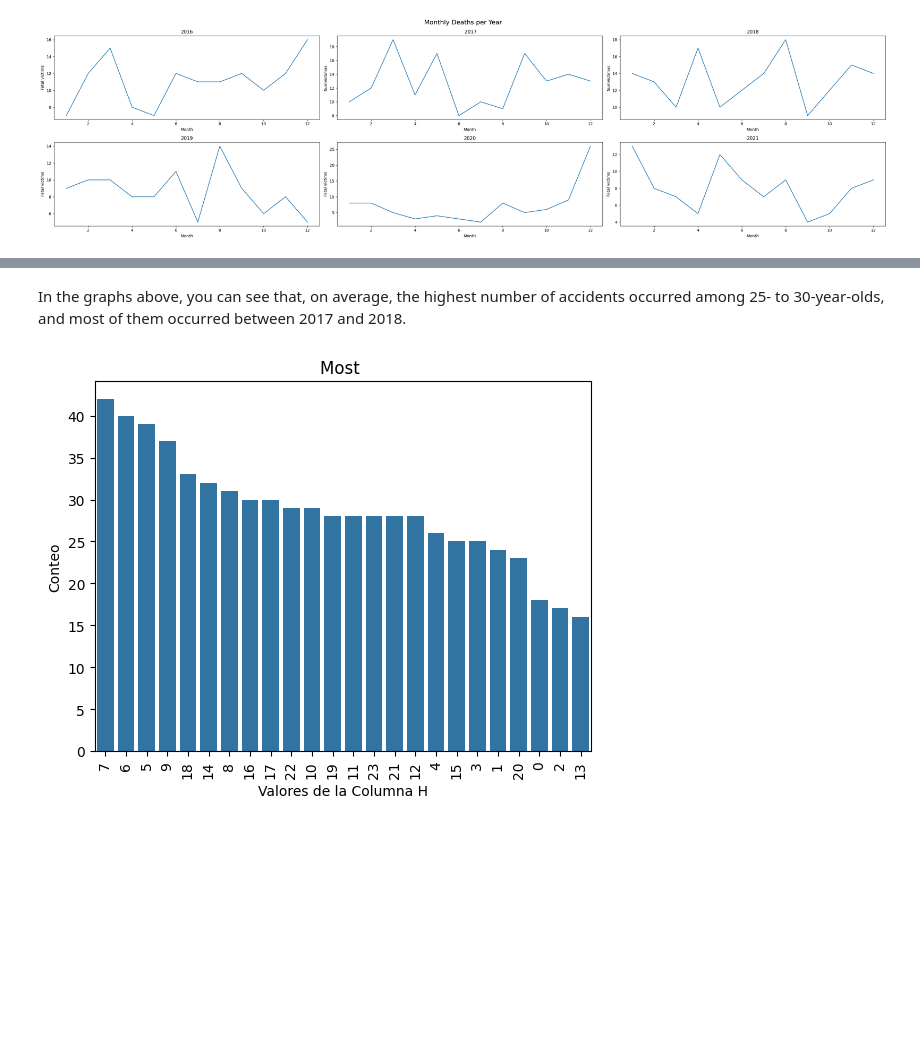
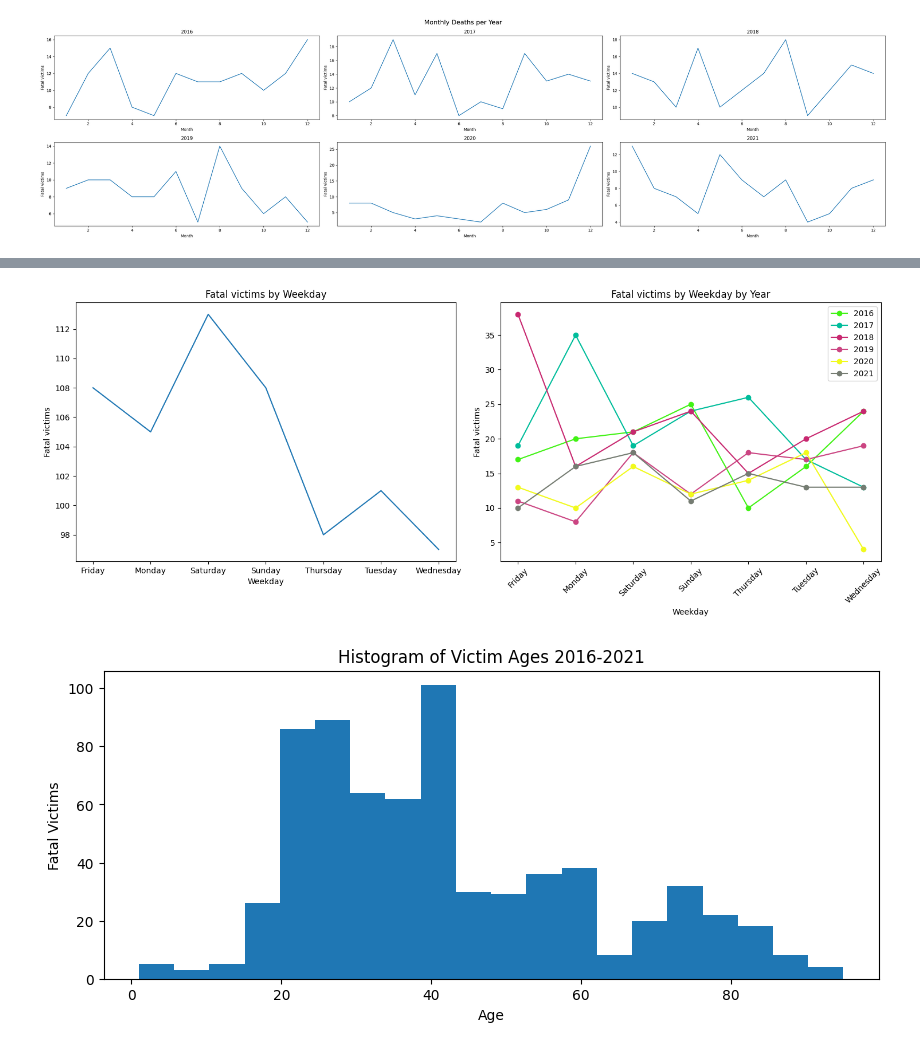
Before and after one commit to priscilamuniz/PI_Accidentes_Viales, a Jupyter notebook: 03_EDA.ipynb, the cells around one changed output, grey strips where cells are left out. Saved outputs shown, nothing was run; the diff lists cells and outputs as text; code cells hidden in the pictures; blank space fills up the shorter version.

```diff
--- a/03_EDA.ipynb
+++ b/03_EDA.ipynb
@@ -363,15 +333,8 @@ plt.show()
-# %% [markdown]
-In the graphs above, you can see that, on average, the highest number of accidents occurred among 25- to 30-year-olds, and most of them occurred between 2017 and 2018.
-# %%
-sns.countplot(data=df, x='H', order=df['H'].value_counts().index)
-plt.title('Most ')
-plt.xlabel('Valores de la Columna H')
-plt.ylabel('Conteo')
-
-# Rotar etiquetas del eje x para una mejor visualización si es necesario
-plt.xticks(rotation=90)
-
-# Mostrar el gráfico
-plt.show()
-# %% [output]
-[figure, removed]
+# %%
+t.FatalitiesbyWeekdayNYear(df)
+# %% [output]
+[figure, added]
+# %%
+t.AgeHistogram(df)
+# %% [output]
+[figure, added]
```
Also changed, not shown: parts of 12 cells of this notebook, 8 other files.
